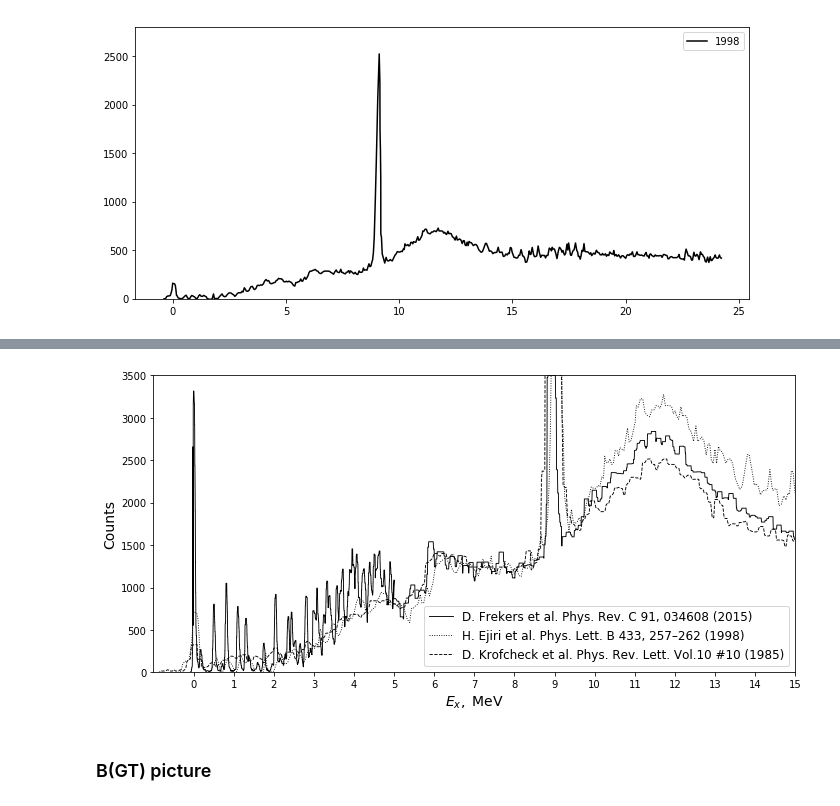
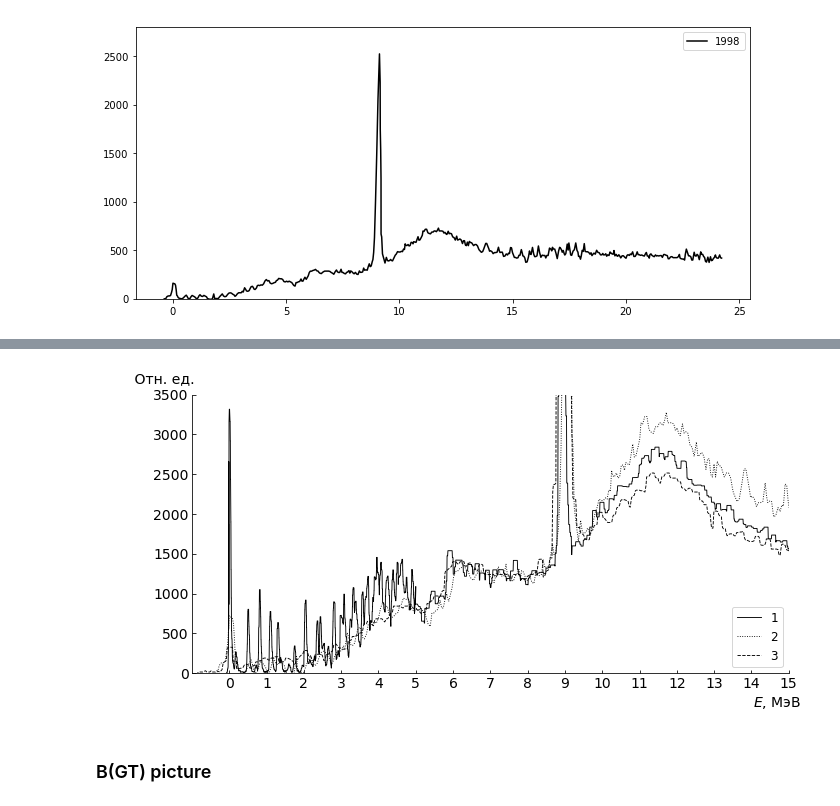
Before and after one commit to Almaz93/neutrino, a Jupyter notebook: double_beta_decay/Almaz's work/calculation/Ga Ge check_plots.ipynb, the cells around one changed output, grey strips where cells are left out. Cells and saved outputs as stored; diff of their text form; code cells hidden in the pictures.

```diff
--- a/double_beta_decay/Almaz's work/calculation/Ga Ge check_plots.ipynb
+++ b/double_beta_decay/Almaz's work/calculation/Ga Ge check_plots.ipynb
@@ -60,26 +60,32 @@ plt.show()
 # %%
-ref2015 = 'D. Frekers et al. Phys. Rev. C 91, 034608 (2015)'
-ref1998 = 'H. Ejiri et al. Phys. Lett. B 433, 257–262 (1998)'
-ref1985 = 'D. Krofcheck et al. Phys. Rev. Lett. Vol.10 #10 (1985)'
-
-plt.figure(figsize=(10,5))
-plt.plot(data_2015['x'].values, data_2015['y'].values, c='black', label=ref2015, ls='-', linewidth=0.9)
-plt.plot(data_1998['x'].values, data_1998['y'].values*4.5, ls=':', c='black', label=ref1998, linewidth=0.9)
-plt.plot(data_1985['X'].values, data_1985['Y'].values*1.9, ls='--', c='black', label=ref1985, linewidth=0.9)
+#ref2015 = 'D. Frekers et al. Phys. Rev. C 91, 034608 (2015)'
+#ref1998 = 'H. Ejiri et al. Phys. Lett. B 433, 257–262 (1998)'
+#ref1985 = 'D. Krofcheck et al. Phys. Rev. Lett. Vol.10 #10 (1985)'
+ref2015 = '1'
+ref1998 = '2'
+ref1985 = '3'
 
 
-plt.xlabel('$E_{x},$ MeV', fontsize=14)
-plt.ylabel('Counts', fontsize=14)
-plt.xticks(np.arange(0, 31, step=1))
+f, ax = plt.subplots(figsize=(10,5))
+ax.plot(data_2015['x'].values, data_2015['y'].values, c='black', label=ref2015, ls='-', linewidth=0.9)
+ax.plot(data_1998['x'].values, data_1998['y'].values*4.5, ls=':', c='black', label=ref1998, linewidth=0.9)
+ax.plot(data_1985['X'].values, data_1985['Y'].values*1.9, ls='--', c='black', label=ref1985, linewidth=0.9)
+
+ax.tick_params(direction='in', labelsize=14)
+ax.spines['right'].set_visible(False)
+ax.spines['top'].set_visible(False)
+ax.set_xlabel('$E$, МэВ', x=0.98, y=1.2, fontsize=14)
+ax.set_ylabel('       Отн. ед.', x=1, y=1.03, rotation=0, fontsize=14)
+ax.set_xticks(np.arange(0, 31, step=1))
 
 plt.legend(loc = 'lower right', fontsize=12)
 plt.xlim(-1,15)
 plt.ylim(0,3500)
 plt.tight_layout()
-plt.savefig('ge_exp_comparison.png', format='png', dpi=500)
+#plt.savefig('ge_exp_comparison.png', format='png', dpi=500)
 plt.show()
 # %% [output]
-[figure, old version]
+[figure, new version]
 # %% [markdown]
 ### B(GT) picture
 # %%
```
Also changed, not shown: parts of 6 cells of this notebook, 30 other files.
